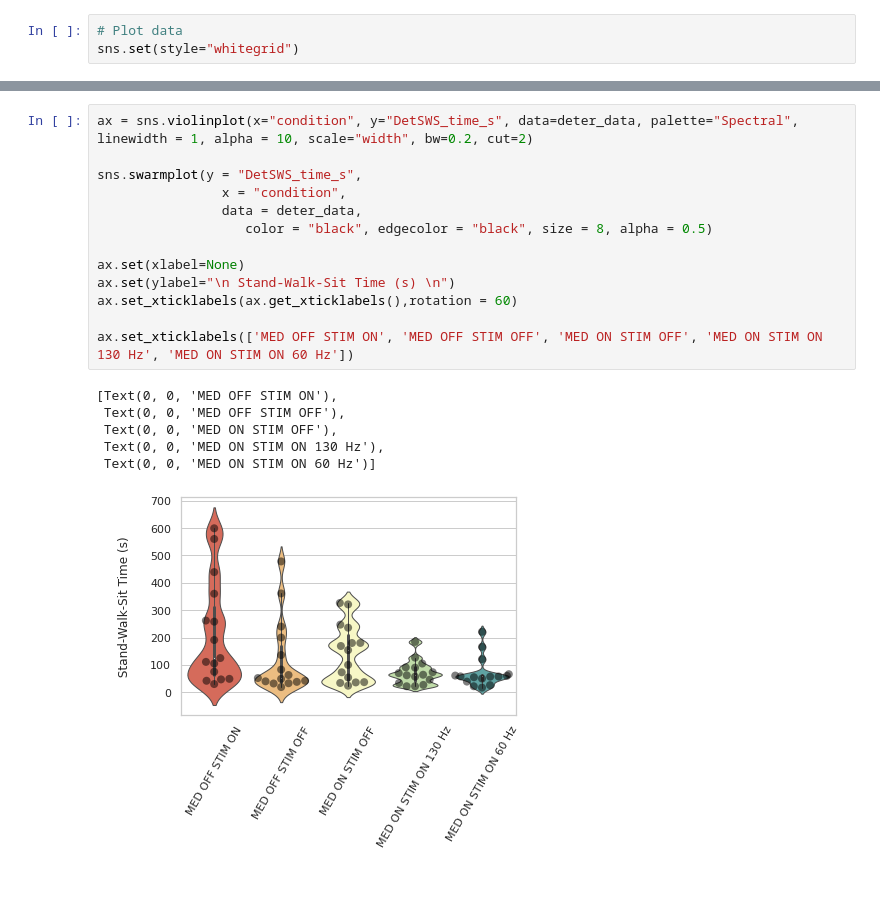
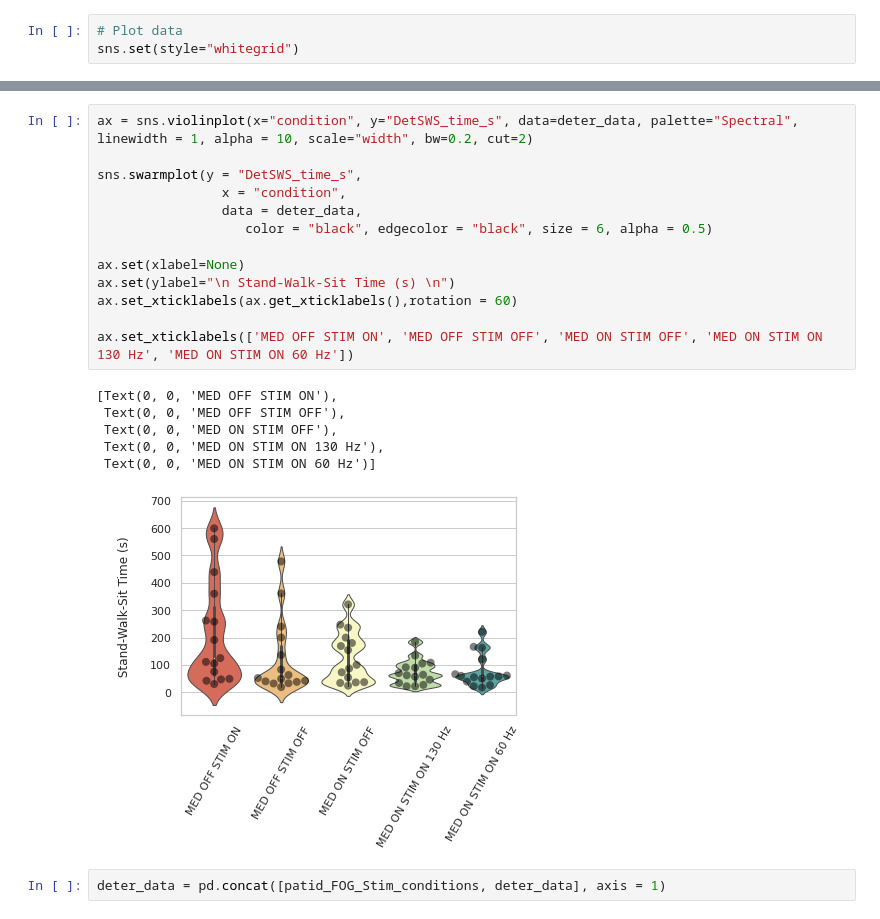
Before and after one commit to Le-bruit-de-nos-pas/3D_Kinematics_Freezing_of_Gait_Parkinson_2023, a Jupyter notebook: FOG_ANOVA (1).ipynb, the cells around one changed output, grey strips where cells are left out. Saved outputs shown, nothing was run; the diff lists cells and outputs as text; blank space fills up the shorter version.

```diff
--- a/FOG_ANOVA (1).ipynb
+++ b/FOG_ANOVA (1).ipynb
@@ -581,20 +781,22 @@ ax.set_xticklabels(['MED OFF STIM ON', 'MED OFF STIM OFF', 'MED ON STIM OFF', 'M
 # %%
 ax = sns.violinplot(x="condition", y="DetSWS_time_s", data=deter_data, palette="Spectral", linewidth = 1, alpha = 10, scale="width", bw=0.2, cut=2)
 
 sns.swarmplot(y = "DetSWS_time_s",
                 x = "condition",
                 data = deter_data,
-                   color = "black", edgecolor = "black", size = 8, alpha = 0.5)
+                   color = "black", edgecolor = "black", size = 6, alpha = 0.5)
 
 ax.set(xlabel=None)
 ax.set(ylabel="\n Stand-Walk-Sit Time (s) \n")
 ax.set_xticklabels(ax.get_xticklabels(),rotation = 60)
 
 ax.set_xticklabels(['MED OFF STIM ON', 'MED OFF STIM OFF', 'MED ON STIM OFF', 'MED ON STIM ON 130 Hz', 'MED ON STIM ON 60 Hz'])
 # %% [output]
 [Text(0, 0, 'MED OFF STIM ON'),
  Text(0, 0, 'MED OFF STIM OFF'),
  Text(0, 0, 'MED ON STIM OFF'),
  Text(0, 0, 'MED ON STIM ON 130 Hz'),
  Text(0, 0, 'MED ON STIM ON 60 Hz')]
-[figure, old version]
+[figure, new version]
+# %%
+deter_data = pd.concat([patid_FOG_Stim_conditions, deter_data], axis = 1)
```
Also changed, not shown: parts of 32 cells of this notebook.
